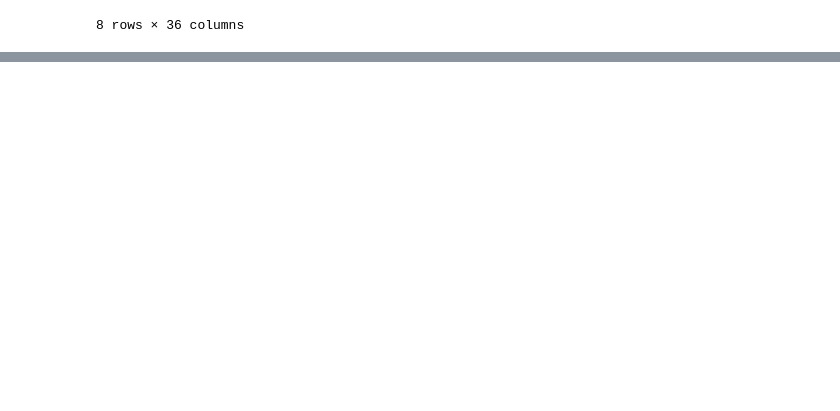
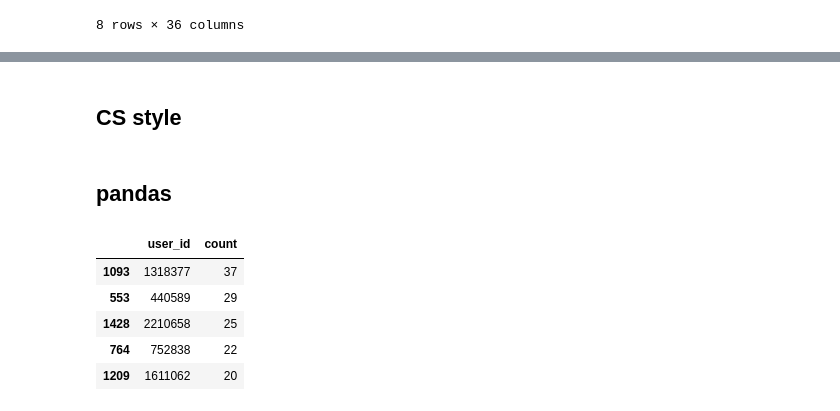
Before and after one commit to p4css/PSS107, a Jupyter notebook: P06_get_web_json.ipynb, the cells around one changed output, grey strips where cells are left out. Cells and saved outputs as stored; diff of their text form; code cells hidden in the pictures; blank space fills up the shorter version.

```diff
--- a/P06_get_web_json.ipynb
+++ b/P06_get_web_json.ipynb
@@ -291,0 +294,13 @@ rent591_df2.describe()
+# %%
+import requests
+headers = {'User-Agent': 'Chrome/69.0.3497.100'}
+url_591 = "https://rent.591.com.tw/home/search/rsList?is_new_list=1&type=1&kind=2&searchtype=1&region=1"
+res = requests.get(url_591, headers=headers).json()
+total_page = int(res["records"].replace(",", ""))
+
+all_data = []
+for i in range(0, int(total_page/30)+1):
+    url = "https://rent.591.com.tw/home/search/rsList?is_new_list=1&type=1&kind=2&searchtype=1&region=1&firstRow={}&totalRows={}".format(i*30, total_page)
+    res = requests.get(url, headers=headers).json()
+    all_data.extend(res["data"]["data"])
+    print("{:3d}\t{:4d}".format(i, len(all_data)))
@@ -291,0 +325,2 @@ rent591_df2.describe()
+# %% [markdown]
+## CS style
@@ -291,0 +336,13 @@ rent591_df2.describe()
+# %% [markdown]
+## pandas
+# %%
+import pandas as pd
+df = pd.DataFrame(all_data)
+df.groupby("user_id")['id'].count().reset_index(name='count').sort_values(['count'], ascending=False).head()
+# %% [output]
+|  | user_id | count |
+| 1093 | 1318377 | 37 |
+| 553 | 440589 | 29 |
+| 1428 | 2210658 | 25 |
+| 764 | 752838 | 22 |
+| 1209 | 1611062 | 20 |
```
Also changed, not shown: parts of 5 cells of this notebook.
